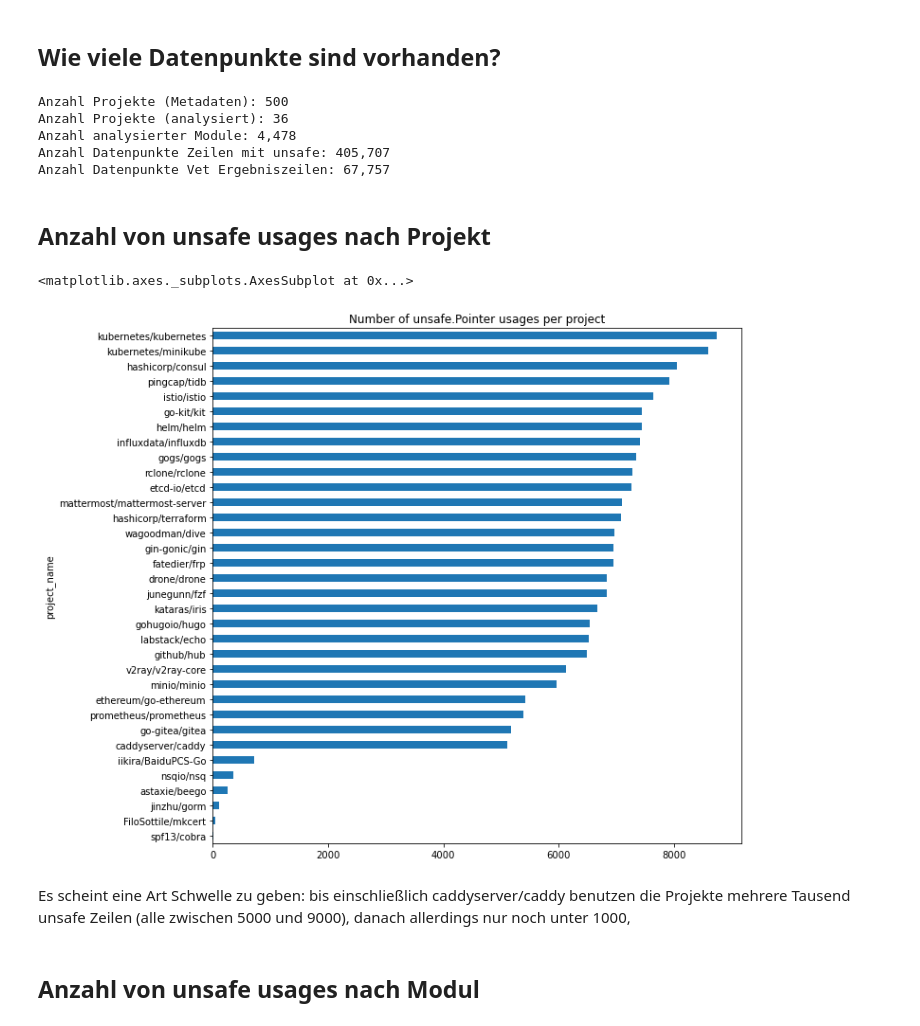
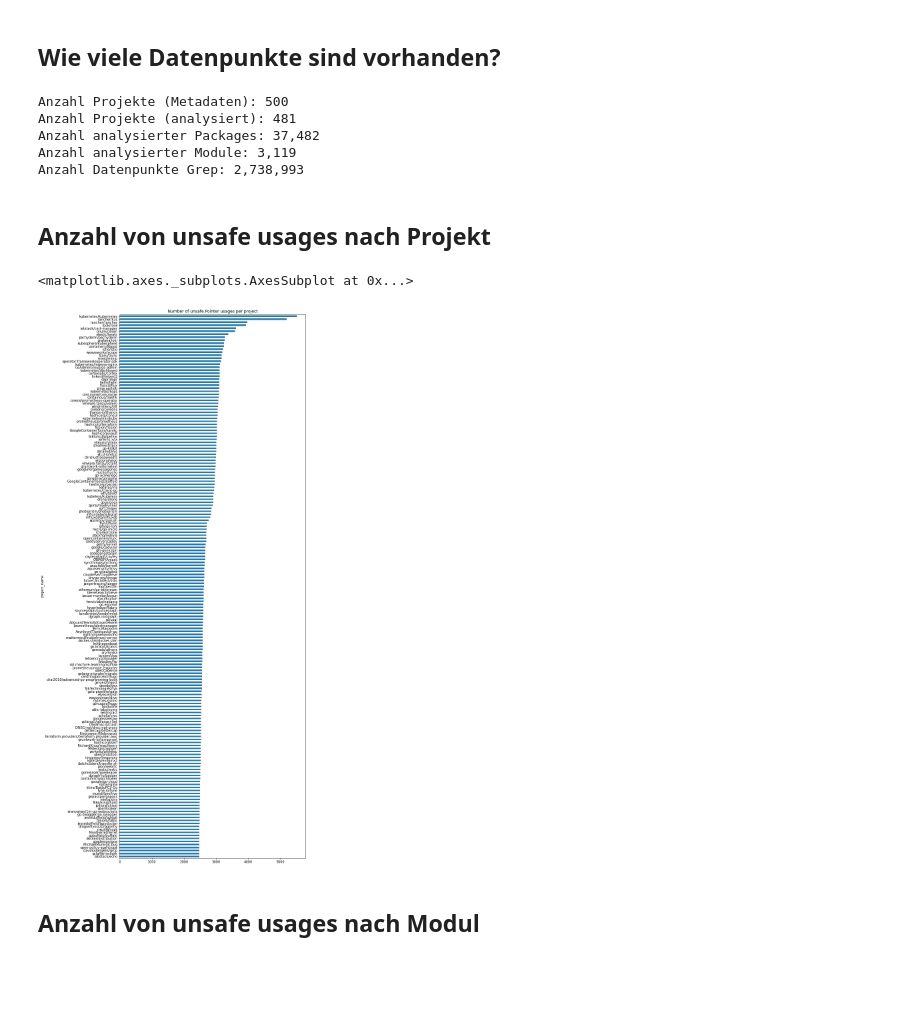
Before and after one commit to jlauinger/master-of-science, a Jupyter notebook: code/data-survey/analysis/data-exploration.ipynb, the cells around one changed output. Saved outputs shown, nothing was run; the diff lists cells and outputs as text; code cells hidden in the pictures; blank space fills up the shorter version.

Commit message:
update most of the analysis to new data format

```diff
--- a/code/data-survey/analysis/data-exploration.ipynb
+++ b/code/data-survey/analysis/data-exploration.ipynb
@@ -52,0 +31,2 @@ matches_df
+# %%
+grep_df = pd.read_csv('/root/data/grep_findings_0_499.csv')
@@ -158,28 +146,28 @@ vet_df
 ## Wie viele Datenpunkte sind vorhanden?
 # %%
 print("Anzahl Projekte (Metadaten): {:,}".format(projects_df['project_name'].count()))
-print("Anzahl Projekte (analysiert): {:,}".format(modules_df['project_name'].nunique()))
-print("Anzahl analysierter Module: {:,}".format(modules_df['module_import_path'].nunique()))
-print("Anzahl Datenpunkte Zeilen mit unsafe: {:,}".format(matches_df['text'].count()))
-print("Anzahl Datenpunkte Vet Ergebniszeilen: {:,}".format(vet_df['line_number'].count()))
+print("Anzahl Projekte (analysiert): {:,}".format(package_df['project_name'].nunique()))
+print("Anzahl analysierter Packages: {:,}".format(package_df['import_path'].nunique()))
+print("Anzahl analysierter Module: {:,}".format(package_df['module_path'].nunique()))
+print("Anzahl Datenpunkte Grep: {:,}".format(grep_df['text'].count()))
+#print("Anzahl Datenpunkte Vet: {:,}".format(vet_df['line_number'].count()))
 # %% [output]
 Anzahl Projekte (Metadaten): 500
-Anzahl Projekte (analysiert): 36
-Anzahl analysierter Module: 4,478
-Anzahl Datenpunkte Zeilen mit unsafe: 405,707
-Anzahl Datenpunkte Vet Ergebniszeilen: 67,757
+Anzahl Projekte (analysiert): 481
+Anzahl analysierter Packages: 37,482
+Anzahl analysierter Module: 3,119
+Anzahl Datenpunkte Grep: 2,738,993
 # %% [markdown]
 ## Anzahl von unsafe usages nach Projekt
 # %%
-matches_df\
-    .where(matches_df['match_type']=='unsafe.Pointer')\
+grep_df\
+    .where(grep_df['match_type']=='unsafe.Pointer')\
     .groupby('project_name')['project_name'].count()\
-    .sort_values(ascending=True).plot.barh(title='Number of unsafe.Pointer usages per project', figsize=(10, 10))
+    .sort_values(ascending=True)[300:]\
+    .plot.barh(title='Number of unsafe.Pointer usages per project', figsize=(10, 30))
 # %% [output]
 <matplotlib.axes._subplots.AxesSubplot at 0x...>
-[figure, old version]
+[figure, new version]
-# %% [markdown]
-Es scheint eine Art Schwelle zu geben: bis einschließlich caddyserver/caddy benutzen die Projekte mehrere Tausend unsafe Zeilen (alle zwischen 5000 und 9000), danach allerdings nur noch unter 1000,
 # %% [markdown]
 ## Anzahl von unsafe usages nach Modul
 # %%
```
Also changed, not shown: parts of 78 cells of this notebook.
